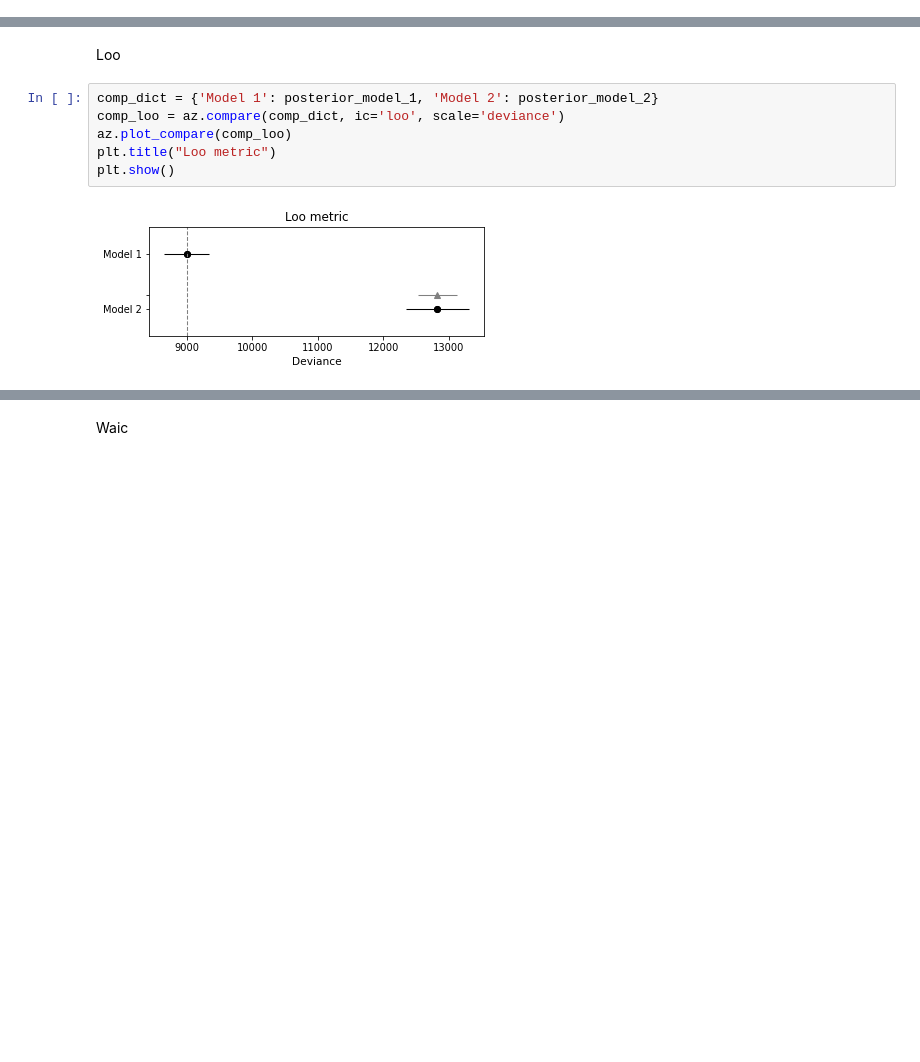
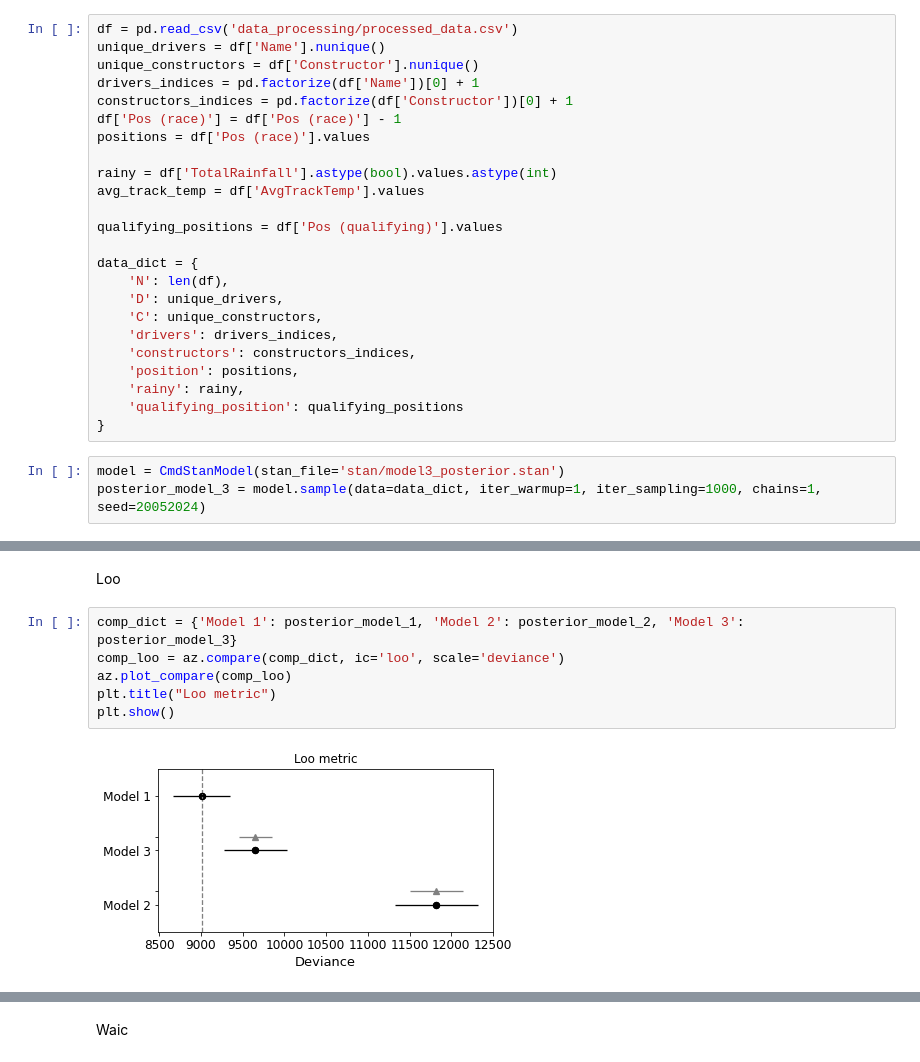
Before and after one commit to andrzejjnk/bayesian_f1, a Jupyter notebook: f1_project.ipynb, the cells around one changed output, grey strips where cells are left out. Drawn from its saved outputs; the diff is of its cells as text; blank space fills up the shorter version.

Commit message:
Dodano 3 model, wykresy dla wspolczynnikow

```diff
--- a/f1_project.ipynb
+++ b/f1_project.ipynb
@@ -928,0 +821,27 @@ plt.show()
+# %%
+df = pd.read_csv('data_processing/processed_data.csv')
+unique_drivers = df['Name'].nunique()
+unique_constructors = df['Constructor'].nunique()
+drivers_indices = pd.factorize(df['Name'])[0] + 1
+constructors_indices = pd.factorize(df['Constructor'])[0] + 1
+df['Pos (race)'] = df['Pos (race)'] - 1
+positions = df['Pos (race)'].values
+
+rainy = df['TotalRainfall'].astype(bool).values.astype(int)
+avg_track_temp = df['AvgTrackTemp'].values
+
+qualifying_positions = df['Pos (qualifying)'].values
+
+data_dict = {
+    'N': len(df),
+    'D': unique_drivers,
+    'C': unique_constructors,
+    'drivers': drivers_indices,
+    'constructors': constructors_indices,
+    'position': positions,
+    'rainy': rainy,
+    'qualifying_position': qualifying_positions
+}
+# %%
+model = CmdStanModel(stan_file='stan/model3_posterior.stan')
+posterior_model_3 = model.sample(data=data_dict, iter_warmup=1, iter_sampling=1000, chains=1, seed=20052024)
@@ -931,10 +964,10 @@ Porównanie modeli z użyciem loo i waic
 # %% [markdown]
 Loo
 # %%
-comp_dict = {'Model 1': posterior_model_1, 'Model 2': posterior_model_2}
+comp_dict = {'Model 1': posterior_model_1, 'Model 2': posterior_model_2, 'Model 3': posterior_model_3}
 comp_loo = az.compare(comp_dict, ic='loo', scale='deviance')
 az.plot_compare(comp_loo)
 plt.title("Loo metric")
 plt.show()
 # %% [output]
-[figure, old version]
+[figure, new version]
```
Also changed, not shown: parts of 56 cells of this notebook, 8 other files.
